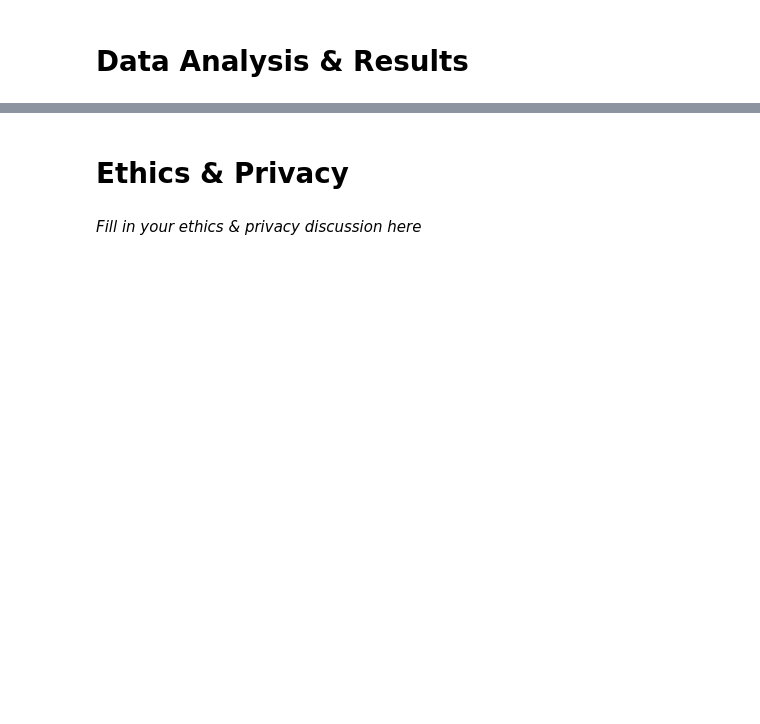
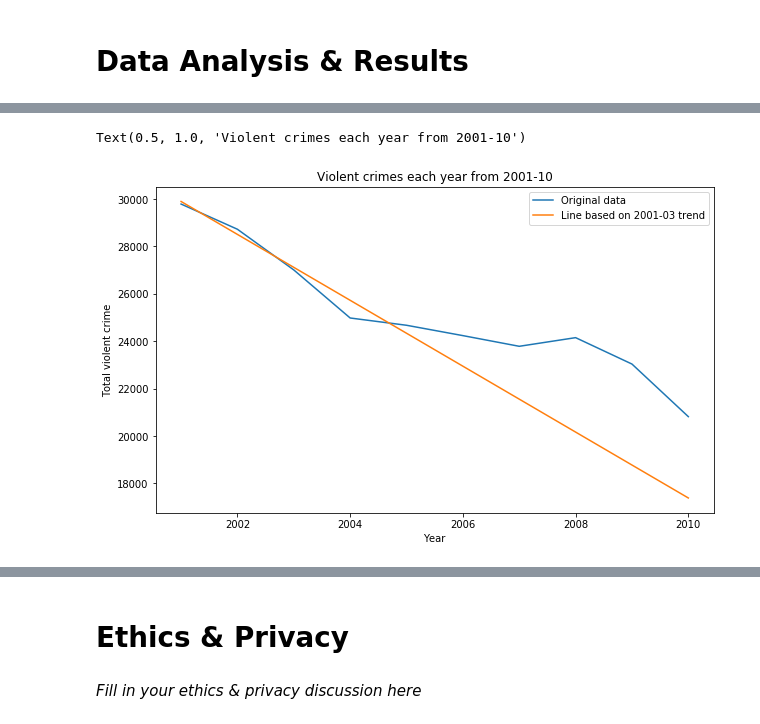
Before and after one commit to tiz081/Cogs108FP, a Jupyter notebook: FinalProject_group096.ipynb, the cells around one changed output, grey strips where cells are left out. Drawn from its saved outputs; the diff is of its cells as text; code cells hidden in the pictures; blank space fills up the shorter version.

```diff
--- a/FinalProject_group096.ipynb
+++ b/FinalProject_group096.ipynb
@@ -137,33 +161,40 @@ df["Primary Type"].unique()
 # %% [markdown]
 As evidenced, there are multiple types of crimes. However, only certain ones are deemed 'violent' under Illinois and federal laws. The next step is to remove rows with non-violent crimes. The source for the definition of violent crimes is http://gis.chicagopolice.org/CLEARMap_crime_sums/crime_types.html.
 # %%
-crimes = df[(df["Primary Type"] == 'BATTERY') & (df["IUCR"] != "0440") & (df["IUCR"] != "0486") & (df["IUCR"] != "0460") &
-            (df["IUCR"] != '0484') & (df['IUCR'] != '0454') & (df['IUCR'] != '0487') & (df['IUCR'] != '0475')|
+crimes = df[(df["Primary Type"] == 'BATTERY') & (df["IUCR"] != "0440") & (df["IUCR"] != "0486") &
+            (df["IUCR"] != "0460") & (df["IUCR"] != '0484') & (df['IUCR'] != '0454') &
+            (df['IUCR'] != '0487') & (df['IUCR'] != '0475')|
             (df["Primary Type"] == 'ROBBERY') |
-            (df["Primary Type"] == 'ASSAULT') & (df["IUCR"] != '0560') & (df['IUCR'] != '0554') & (df['IUCR'] != '0545')|
+            (df["Primary Type"] == 'ASSAULT') & (df["IUCR"] != '0560') &
+            (df['IUCR'] != '0554') & (df['IUCR'] != '0545')|
             (df["Primary Type"] == 'CRIM SEXUAL ASSAULT') | (df["Primary Type"] == 'HOMICIDE') |
             (df["IUCR"] =="1753") | (df["IUCR"] == "1754") | (df['IUCR']=="0510") |
             (df["Primary Type"] == "RITUALISM") & (df["IUCR"] != "0494")]
 # %% [markdown]
 Next, since such cameras are only in public locations, it would make sense to remove crimes which occur inside. Obviously, there is some discretion with what place categories are selected. Since the CPD cameras in the dataset are only on streets (not inside housing, restaurants, or in transit stations), crimes which did not explicitly occur in a public location were removed. Looking at the different types of locations:
 # %%
-d.options.mode.chained_assignment = None
+pd.options.mode.chained_assignment = None
 crimes.dropna(subset=['Location Description'], inplace=True)
 crimes = crimes[(crimes["Location Description"] == "PARKING LOT/GARAGE(NON.RESID.)") |
-                (crimes["Location Description"] == "STREET" )| (crimes["Location Description"] == "ALLEY") |
-                (crimes["Location Description"] == "SIDEWALK")|(crimes["Location Description"] == "RESIDENCE PORCH/HALLWAY")|
+                (crimes["Location Description"] == "STREET" )|
+                (crimes["Location Description"] == "ALLEY") |
+                (crimes["Location Description"] == "SIDEWALK")|
+                (crimes["Location Description"] == "RESIDENCE PORCH/HALLWAY")|
                 (crimes["Location Description"] == "CHA PARKING LOT/GROUNDS")|
                 (crimes["Location Description"] == "GAS STATION")|
-                (crimes["Location Description"] == "POLICE FACILITY/VEH PARKING LOT") |
-                (crimes["Location Description"] == "VACANT LOT/LAND")|(crimes["Location Description"] == "PARK PROPERTY")|
+                (crimes["Location Description"] == "POLICE FACILITY/VEH PARKING LOT")|
+                (crimes["Location Description"] == "VACANT LOT/LAND")|
+                (crimes["Location Description"] == "PARK PROPERTY")|
                 (crimes["Location Description"] == "CTA GARAGE / OTHER PROPERTY")|
                 (crimes["Location Description"] == "DRIVEWAY - RESIDENTIAL") |
-                (crimes["Location Description"] == "PARKING LOT") | (crimes["Location Description"] == "PORCH")|
+                (crimes["Location Description"] == "PARKING LOT") |
+                (crimes["Location Description"] == "PORCH")|
                 (crimes["Location Description"] == "YARD")|
                 (crimes["Location Description"] == "RESIDENTIAL YARD (FRONT/BACK)") |
                 (crimes["Location Description"] == "HIGHWAY/EXPRESSWAY")|
                 (crimes["Location Description"] == "CHA PARKING LOT") |
-                (crimes["Location Description"] == "BRIDGE")| (crimes["Location Description"] == "YARD")|
+                (crimes["Location Description"] == "BRIDGE")|
+                (crimes["Location Description"] == "YARD")|
                 (crimes["Location Description"] == "LAKEFRONT/WATERFRONT/RIVERBANK")|
                 (crimes["Location Description"] == "DRIVEWAY")]
 # %% [markdown]
@@ -259,0 +439,17 @@ Include cells that describe the steps in your data analysis.
+# %%
+crimesYearwise = []
+for i in range(2001,2011):
+    crimesYearwise.append(crimes[(crimes["Date"].str[6:10] == str(i))].shape[0])
+
+slope, intercept, r_value, p_value, std_err = stats.linregress(range(2001,2004), crimesYearwise[:3])
+line = slope*(range(2001,2011)) + intercept
+plt.figure(figsize=(10, 6))
+plt.plot(range(2001,2011),crimesYearwise,  label = 'Original data')
+plt.plot(range(2001,2011), line, label = 'Line based on 2001-03 trend')
+pylab.legend(loc='upper right')
+plt.xlabel('Year')
+plt.ylabel('Total violent crime')
+pylab.title('Violent crimes each year from 2001-10')
+# %% [output]
+Text(0.5, 1.0, 'Violent crimes each year from 2001-10')
+[figure, added]
```
Also changed, not shown: parts of 21 cells of this notebook.
